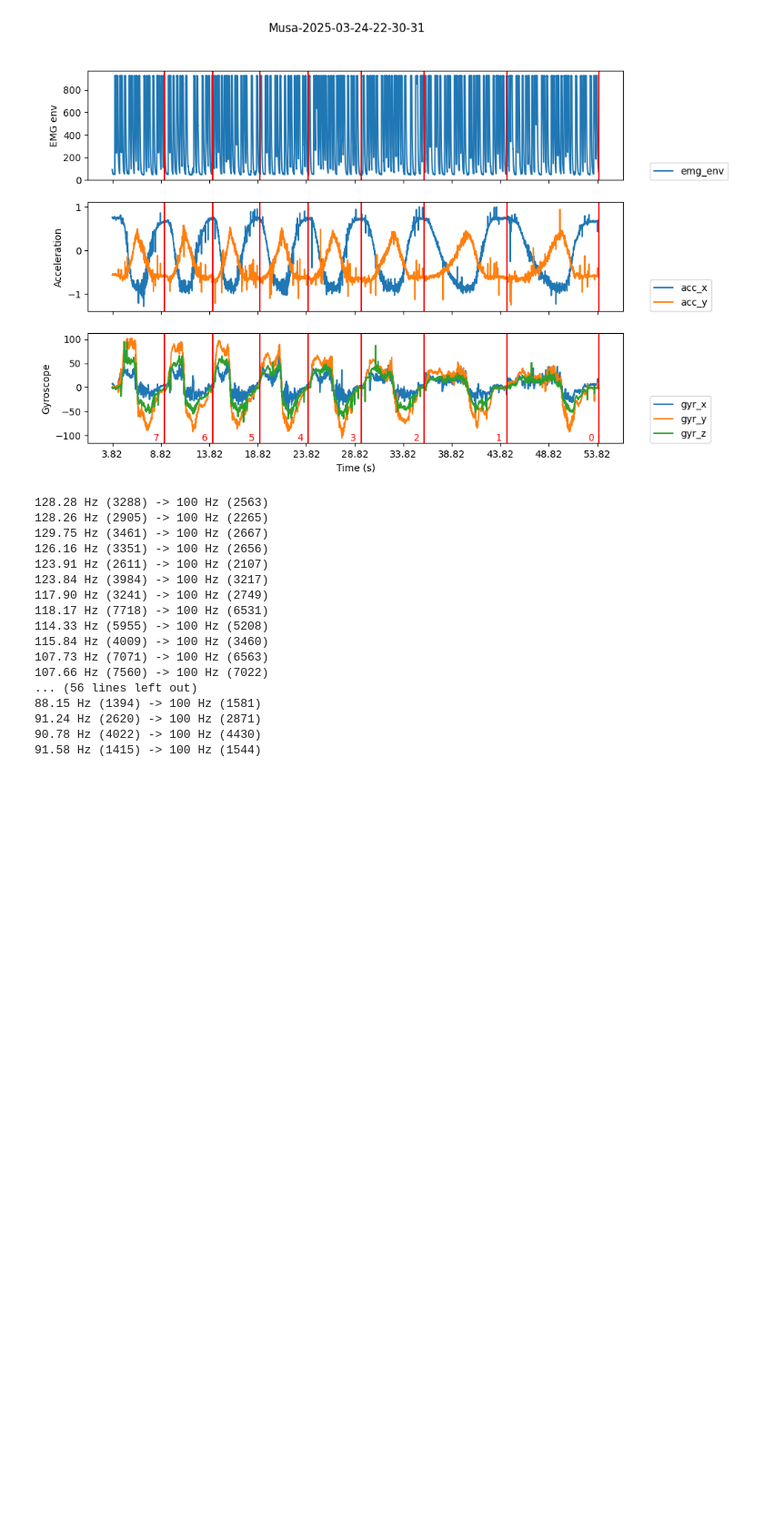
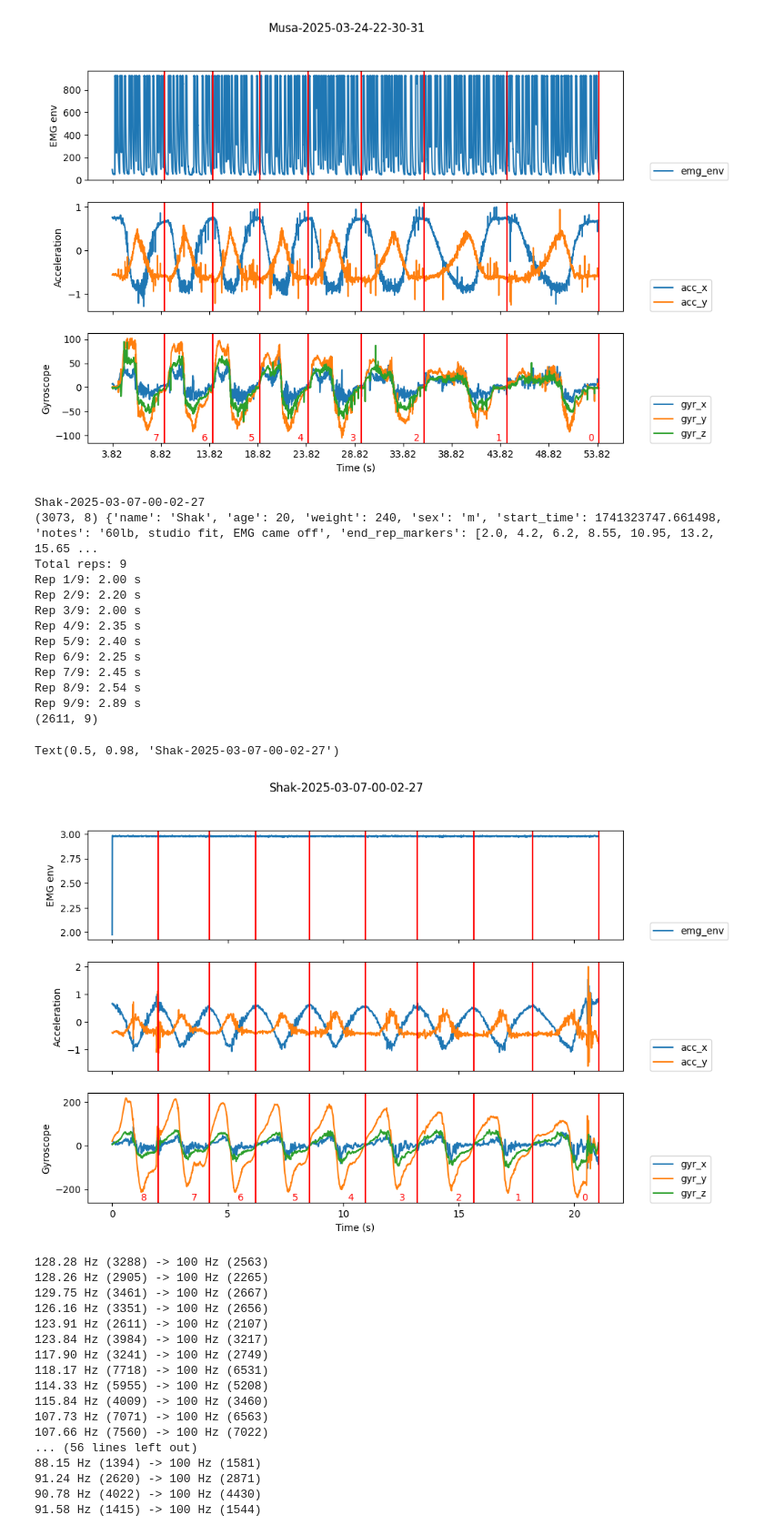
Before and after one commit to Musa-Azeem/AI-hypertrophy-coach, a Jupyter notebook: pipeline.ipynb, the cells around one changed output. Shown at 91% size. Saved outputs shown, nothing was run; the diff lists cells and outputs as text; code cells hidden in the pictures; blank space fills up the shorter version.

```diff
--- a/pipeline.ipynb
+++ b/pipeline.ipynb
@@ -8,7 +8,7 @@ import json
 from datetime import datetime
 from scipy.interpolate import interp1d
 # %%
-data_dir = '/home/musa/raspberrypi-recordings-cleaned/recordings-4-7-25'
+data_dir = '/home/musa/raspberrypi-recordings-cleaned/recordings-3-07-25'
 # %%
 dirs = [d for d in Path(data_dir).iterdir() if d.is_dir()]
 dirs.sort(key=lambda x: x.stem.split('-')[1:])
@@ -117,7 +126,7 @@ df = df.iloc[int(i*100):]
 # %%
 ## FOR version 1 - emg and imu in one file (data.csv) - values already normalized
 
-d = dirs[11]
+d = dirs[4]
 
 print(d.name)
 df = pd.read_csv(d / 'data.csv')
@@ -132,33 +141,49 @@ print(f'Rep 1/{total_reps}: {info["end_rep_markers"][0]:.2f} s')
 df.loc[df['time'] < info['end_rep_markers'][0], 'rir'] = total_reps - 1
 for i, (start, end) in enumerate(zip(info['end_rep_markers'][:-1], info['end_rep_markers'][1:])):
     print(f'Rep {i+2}/{total_reps}: {end-start:.2f} s')
     df.loc[df['time'].between(start, end), 'rir'] = total_reps - i - 2
 df = df[df['rir'] != -1]
 
 i=0
 df = df.iloc[int(i*100):]
 print(df.shape)
 
 fig, axes = plt.subplots(3, 1, figsize=(10, 7), sharex=True)
 
 axes[0].plot(df['time'], df['emg_env'], label='emg_env')
 axes[1].plot(df['time'], df[['acc_x', 'acc_y']], label=['acc_x', 'acc_y'])
 # axes[1].plot(df['time'], df[['acc_x', 'acc_y', 'acc_z']], label=['acc_x', 'acc_y', 'acc_z'])
 axes[2].plot(df['time'], df[['gyr_x', 'gyr_y', 'gyr_z']], label=['gyr_x', 'gyr_y', 'gyr_z'])
 
 axes[0].set_ylabel('EMG env')
 axes[1].set_ylabel('Acceleration')
 axes[2].set_ylabel('Gyroscope')
 axes[2].set_xlabel('Time (s)')
 [ax.legend(loc=(1.05, 0)) for ax in axes]
 
 axes[2].set_xticks(np.arange(df['time'].iloc[0], df['time'].iloc[-1], 5))
 
 for i,end_rep_mark in enumerate(info['end_rep_markers']):
     [ax.axvline(end_rep_mark, color='r') for ax in axes if end_rep_mark > df['time'].iloc[0]]
     axes[2].text(end_rep_mark - 0.5, 0.02, total_reps - i - 1, transform=axes[2].get_xaxis_transform(), color='r', horizontalalignment='right')
 
 plt.suptitle(d.stem)
+# %% [output]
+Shak-2025-03-07-00-02-27
+(3073, 8) {'name': 'Shak', 'age': 20, 'weight': 240, 'sex': 'm', 'start_time': 1741323747.661498, 'notes': '60lb, studio fit, EMG came off', 'end_rep_markers': [2.0, 4.2, 6.2, 8.55, 10.95, 13.2, 15.65 ...
+Total reps: 9
+Rep 1/9: 2.00 s
+Rep 2/9: 2.20 s
+Rep 3/9: 2.00 s
+Rep 4/9: 2.35 s
+Rep 5/9: 2.40 s
+Rep 6/9: 2.25 s
+Rep 7/9: 2.45 s
+Rep 8/9: 2.54 s
+Rep 9/9: 2.89 s
+(2611, 9)
+Text(0.5, 0.98, 'Shak-2025-03-07-00-02-27')
+[figure, added]
 # %%
 def interpolate_100hz(df):
     # Interpolate to 100Hz from current Hz
```
Also changed, not shown: parts of 1 cell of this notebook, 4 other files.
